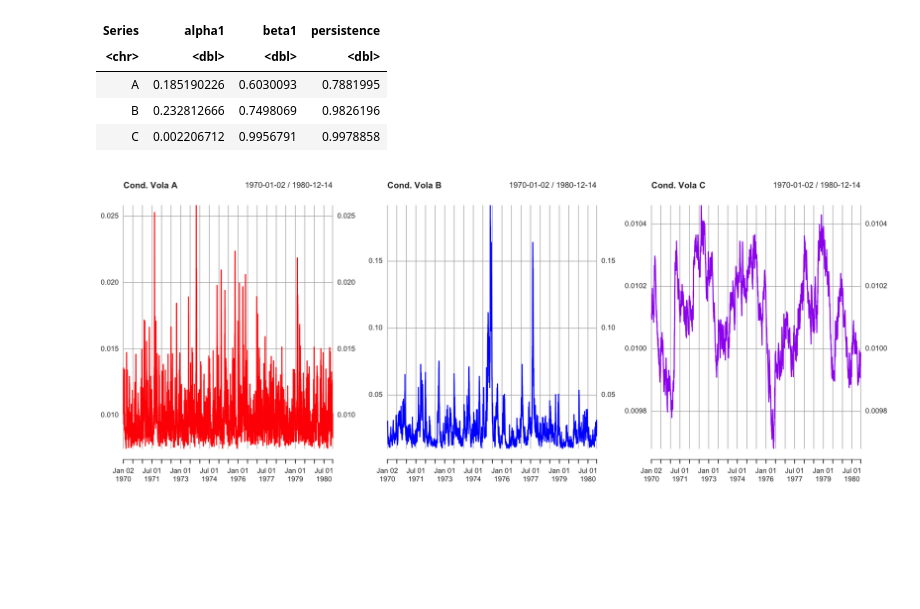
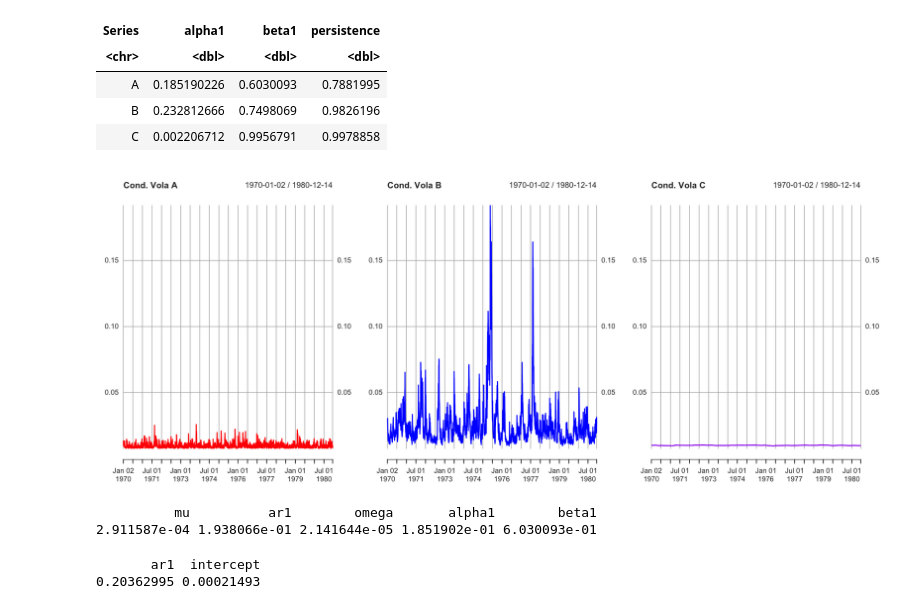
Before and after one commit to mildemx/FE1_Homeworks, a Jupyter notebook: HMW2/F_Econ_HW2_Max.ipynb, the cells around one changed output. Drawn from its saved outputs; the diff is of its cells as text; code cells hidden in the pictures; blank space fills up the shorter version.

```diff
--- a/HMW2/F_Econ_HW2_Max.ipynb
+++ b/HMW2/F_Econ_HW2_Max.ipynb
@@ -838,10 +865,20 @@ A data.frame: 3 x 4
 | B | 0.232812666 | 0.7498069 | 0.9826196 |
 | C | 0.002206712 | 0.9956791 | 0.9978858 |
 # %%
+ylim_sigma <- range(sigma(gfitA), sigma(gfitB), sigma(gfitC)) #to make comparison easier
+
 options(repr.plot.height=6, repr.plot.width=15)
 par(mfrow=c(1,3))
-plot(sigma(gfitA), main="Cond. Vola A", col="red")
-plot(sigma(gfitB), main="Cond. Vola B", col="blue")
-plot(sigma(gfitC), main="Cond. Vola C", col="purple")
+plot(sigma(gfitA), main="Cond. Vola A", col="red", ylim=ylim_sigma)
+plot(sigma(gfitB), main="Cond. Vola B", col="blue", ylim=ylim_sigma)
+plot(sigma(gfitC), main="Cond. Vola C", col="purple", ylim=ylim_sigma)
 # %% [output]
-[figure, old version]
+[figure, new version]
+# %%
+coef(gfitA)
+coef(A_arma10)
+# %% [output]
+          mu          ar1        omega       alpha1        beta1
+2.911587e-04 1.938066e-01 2.141644e-05 1.851902e-01 6.030093e-01
+       ar1  intercept
+0.20362995 0.00021493
```
Also changed, not shown: parts of 6 cells of this notebook.
